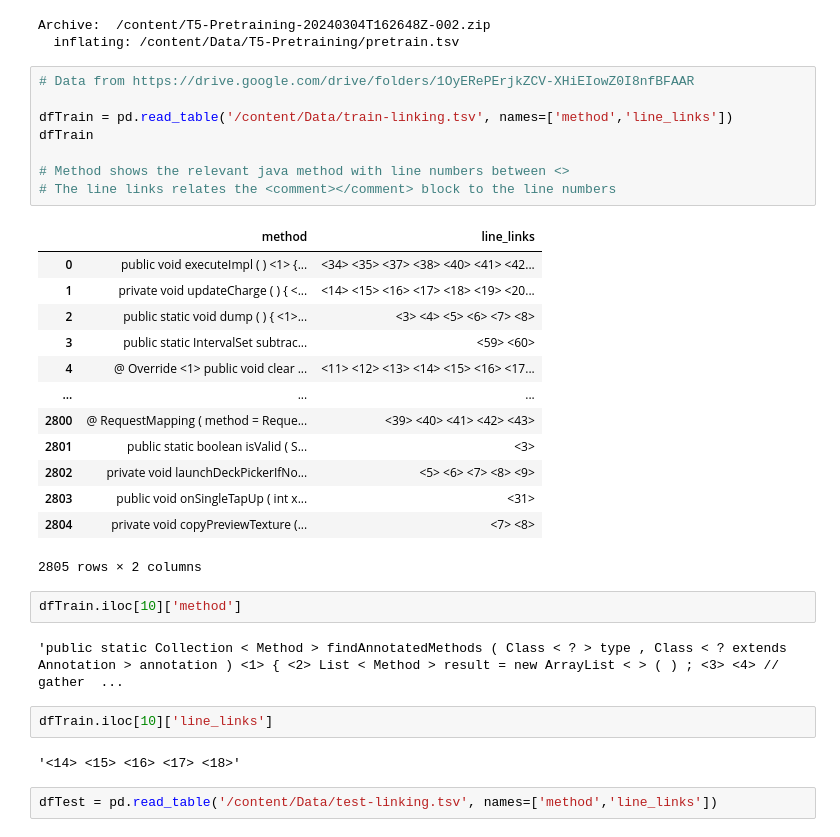
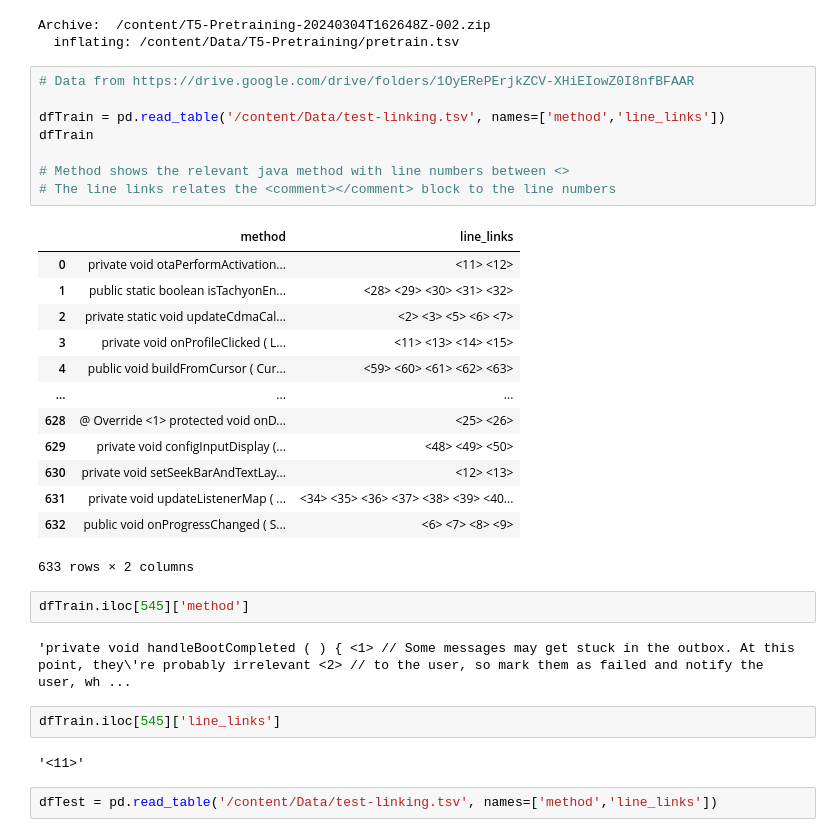
Before and after one commit to shafiqimtiaz/GenAI4SE, a Jupyter notebook: notebooks/Finetuning_CodeT5.ipynb, the cells around one changed output. Cells and saved outputs as stored; diff of their text form.

```diff
--- a/notebooks/Finetuning_CodeT5.ipynb
+++ b/notebooks/Finetuning_CodeT5.ipynb
@@ -72,33 +70,33 @@ Archive:  /content/T5-Pretraining-20240304T162648Z-002.zip
 # %%
 # Data from https://drive.google.com/drive/folders/1OyERePErjkZCV-XHiEIowZ0I8nfBFAAR
 
-dfTrain = pd.read_table('/content/Data/train-linking.tsv', names=['method','line_links'])
+dfTrain = pd.read_table('/content/Data/test-linking.tsv', names=['method','line_links'])
 dfTrain
 
 # Method shows the relevant java method with line numbers between <>
 # The line links relates the <comment></comment> block to the line numbers
 # %% [output]
 |  | method | line_links |
-| 0 | public void executeImpl ( ) <1> {... | <34> <35> <37> <38> <40> <41> <42... |
-| 1 | private void updateCharge ( ) { <... | <14> <15> <16> <17> <18> <19> <20... |
-| 2 | public static void dump ( ) { <1>... | <3> <4> <5> <6> <7> <8> |
-| 3 | public static IntervalSet subtrac... | <59> <60> |
-| 4 | @ Override <1> public void clear ... | <11> <12> <13> <14> <15> <16> <17... |
+| 0 | private void otaPerformActivation... | <11> <12> |
+| 1 | public static boolean isTachyonEn... | <28> <29> <30> <31> <32> |
+| 2 | private static void updateCdmaCal... | <2> <3> <5> <6> <7> |
+| 3 | private void onProfileClicked ( L... | <11> <13> <14> <15> |
+| 4 | public void buildFromCursor ( Cur... | <59> <60> <61> <62> <63> |
 | ... | ... | ... |
-| 2800 | @ RequestMapping ( method = Reque... | <39> <40> <41> <42> <43> |
-| 2801 | public static boolean isValid ( S... | <3> |
-| 2802 | private void launchDeckPickerIfNo... | <5> <6> <7> <8> <9> |
-| 2803 | public void onSingleTapUp ( int x... | <31> |
-| 2804 | private void copyPreviewTexture (... | <7> <8> |
+| 628 | @ Override <1> protected void onD... | <25> <26> |
+| 629 | private void configInputDisplay (... | <48> <49> <50> |
+| 630 | private void setSeekBarAndTextLay... | <12> <13> |
+| 631 | private void updateListenerMap ( ... | <34> <35> <36> <37> <38> <39> <40... |
+| 632 | public void onProgressChanged ( S... | <6> <7> <8> <9> |
-2805 rows × 2 columns
+633 rows × 2 columns
 # %%
-dfTrain.iloc[10]['method']
+dfTrain.iloc[545]['method']
 # %% [output]
-'public static Collection < Method > findAnnotatedMethods ( Class < ? > type , Class < ? extends Annotation > annotation ) <1> { <2> List < Method > result = new ArrayList < > ( ) ; <3> <4> // gather  ...
+'private void handleBootCompleted ( ) { <1> // Some messages may get stuck in the outbox. At this point, they\'re probably irrelevant <2> // to the user, so mark them as failed and notify the user, wh ...
 # %%
-dfTrain.iloc[10]['line_links']
+dfTrain.iloc[545]['line_links']
 # %% [output]
-'<14> <15> <16> <17> <18>'
+'<11>'
 # %%
 dfTest = pd.read_table('/content/Data/test-linking.tsv', names=['method','line_links'])
 # %% [markdown]
```
Also changed, not shown: parts of 14 cells of this notebook.
